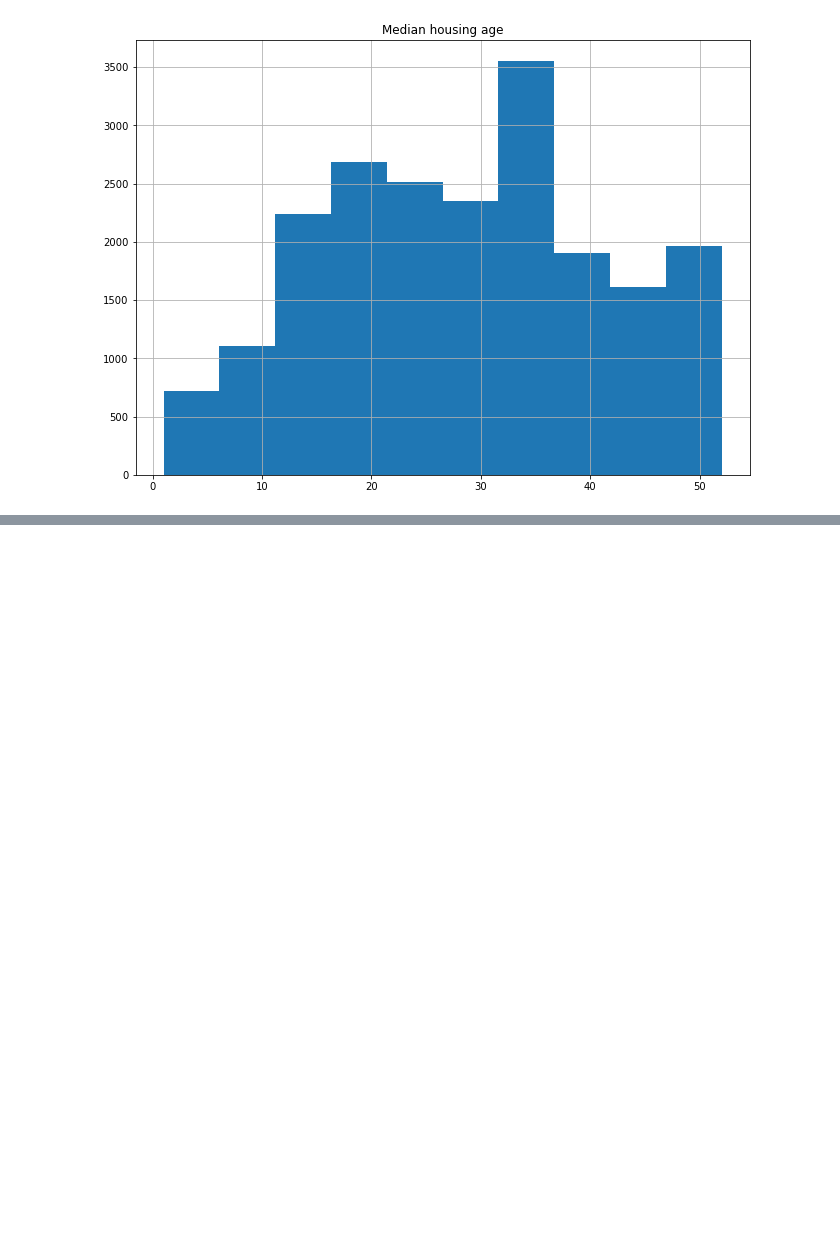
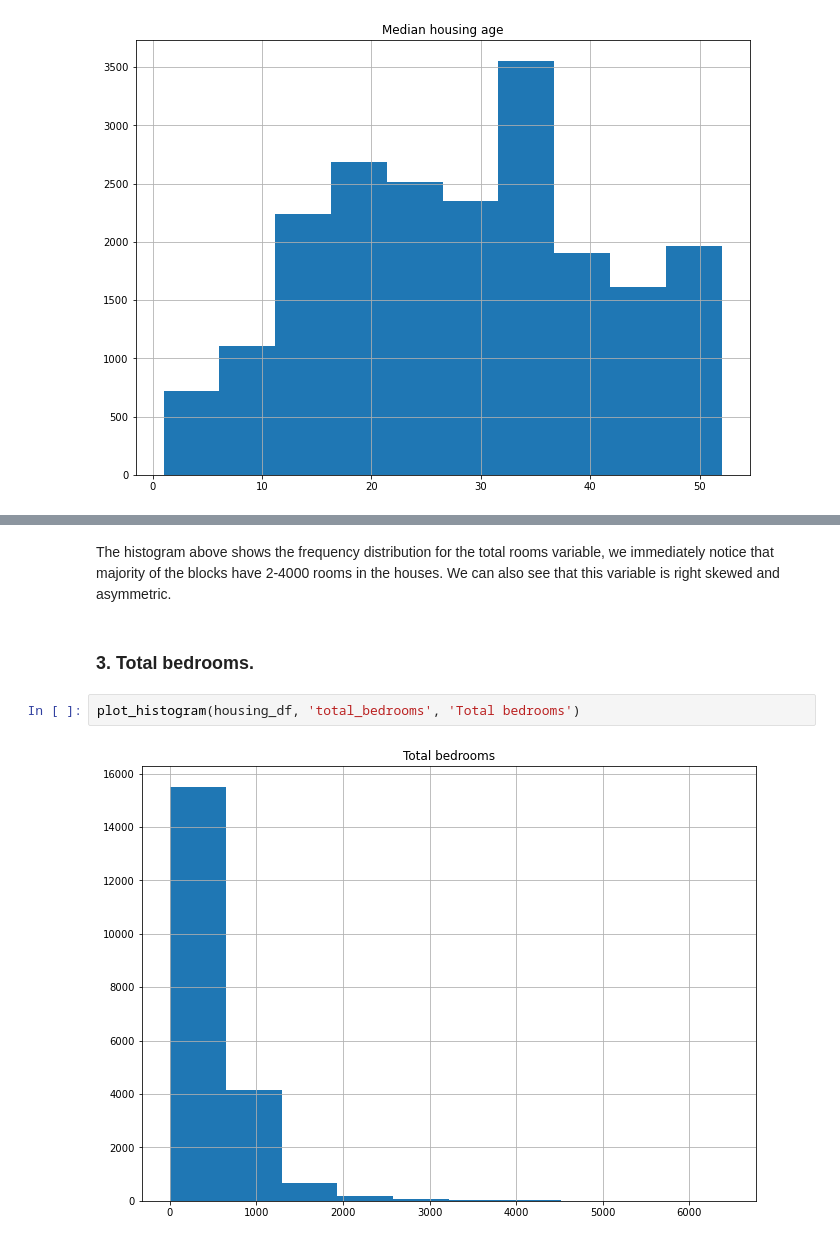
Before and after one commit to DerKaiser7/Data-Portfolio, a Jupyter notebook: EDA/california_housing.ipynb, the cells around one changed output, grey strips where cells are left out. Saved outputs shown, nothing was run; the diff lists cells and outputs as text; blank space fills up the shorter version.

```diff
--- a/EDA/california_housing.ipynb
+++ b/EDA/california_housing.ipynb
@@ -206,0 +213,8 @@ The histogram above shows the frequency distribution for the median housing age
+# %% [markdown]
+The histogram above shows the frequency distribution for the total rooms variable, we immediately notice that majority of the blocks have 2-4000 rooms in the houses. We can also see that this variable is right skewed and asymmetric.
+# %% [markdown]
+<h3>3. Total bedrooms.</h3>
+# %%
+plot_histogram(housing_df, 'total_bedrooms', 'Total bedrooms')
+# %% [output]
+[figure, added]
```
Also changed, not shown: parts of 13 cells of this notebook, 1 other file.
